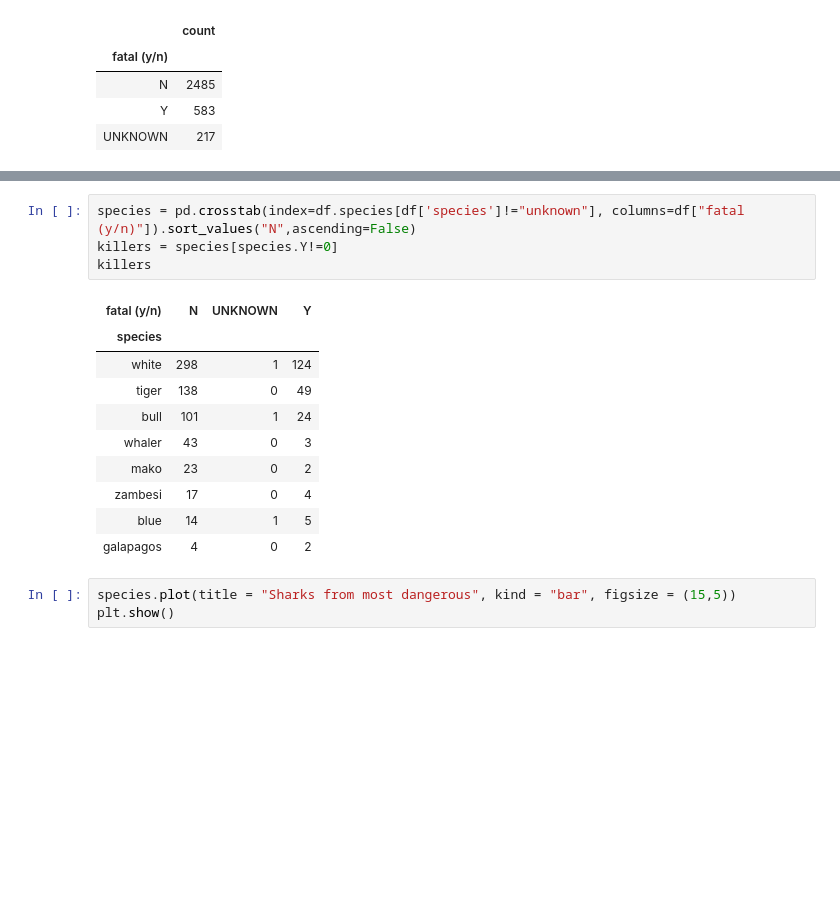
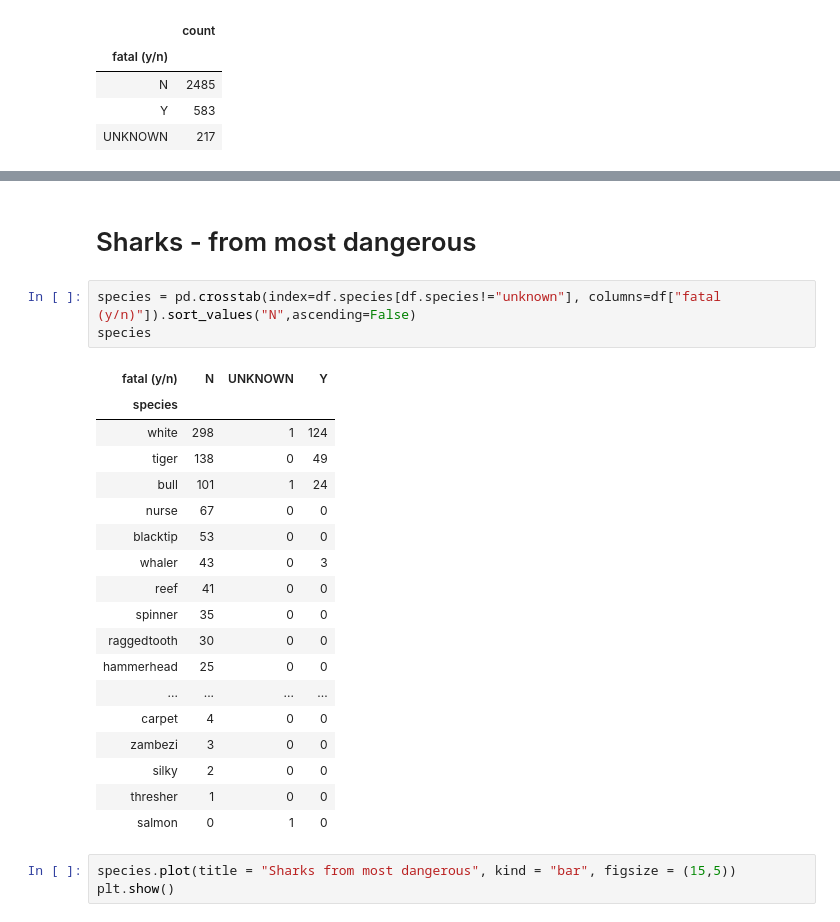
Before and after one commit to diego-florez/Global-Shark-Attacks, a Jupyter notebook: global-sharks-attack-analysis.ipynb, the cells around one changed output, grey strips where cells are left out. Cells and saved outputs as stored; diff of their text form; blank space fills up the shorter version.

```diff
--- a/global-sharks-attack-analysis.ipynb
+++ b/global-sharks-attack-analysis.ipynb
@@ -92,18 +125,27 @@ plt.show()
+# %% [markdown]
+# Sharks - from most dangerous
 # %%
-species = pd.crosstab(index=df.species[df['species']!="unknown"], columns=df["fatal (y/n)"]).sort_values("N",ascending=False)
-killers = species[species.Y!=0]
-killers
+species = pd.crosstab(index=df.species[df.species!="unknown"], columns=df["fatal (y/n)"]).sort_values("N",ascending=False)
+species
 # %% [output]
 | fatal (y/n) | N | UNKNOWN | Y |
 | species |  |  |  |
 | white | 298 | 1 | 124 |
 | tiger | 138 | 0 | 49 |
 | bull | 101 | 1 | 24 |
+| nurse | 67 | 0 | 0 |
+| blacktip | 53 | 0 | 0 |
 | whaler | 43 | 0 | 3 |
-| mako | 23 | 0 | 2 |
-| zambesi | 17 | 0 | 4 |
-| blue | 14 | 1 | 5 |
-| galapagos | 4 | 0 | 2 |
+| reef | 41 | 0 | 0 |
+| spinner | 35 | 0 | 0 |
+| raggedtooth | 30 | 0 | 0 |
+| hammerhead | 25 | 0 | 0 |
+| ... | ... | ... | ... |
+| carpet | 4 | 0 | 0 |
+| zambezi | 3 | 0 | 0 |
+| silky | 2 | 0 | 0 |
+| thresher | 1 | 0 | 0 |
+| salmon | 0 | 1 | 0 |
 # %%
 species.plot(title = "Sharks from most dangerous", kind = "bar", figsize = (15,5))
 plt.show()
```
Also changed, not shown: parts of 29 cells of this notebook, 3 other files.
